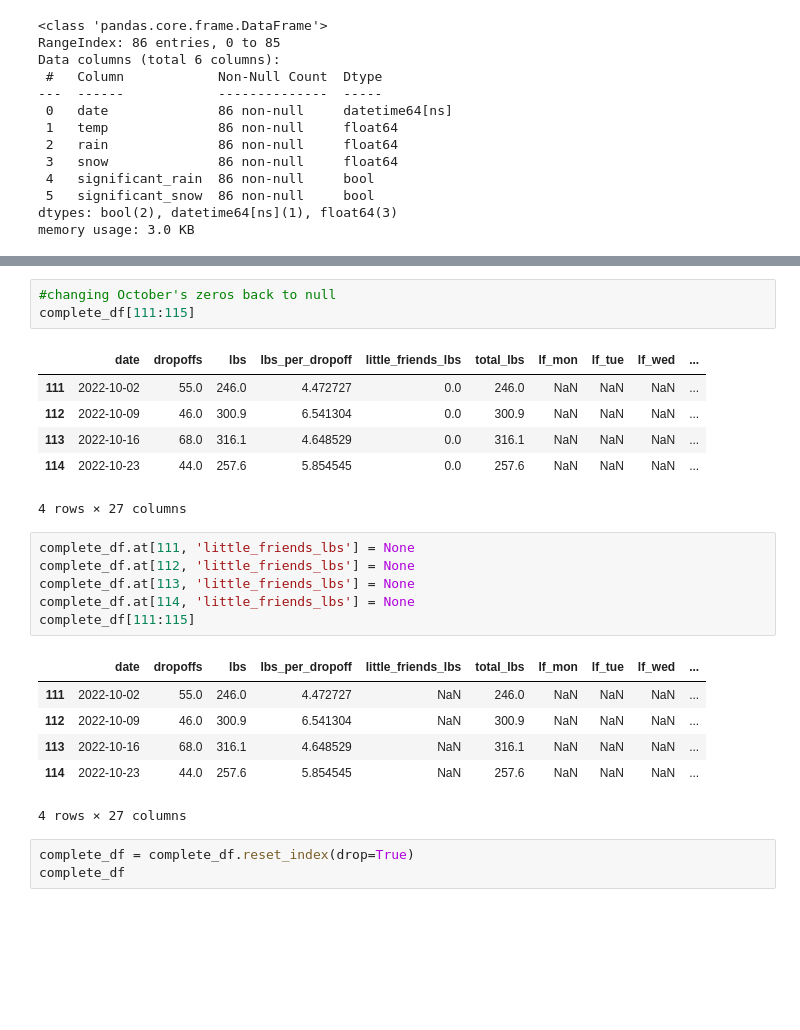
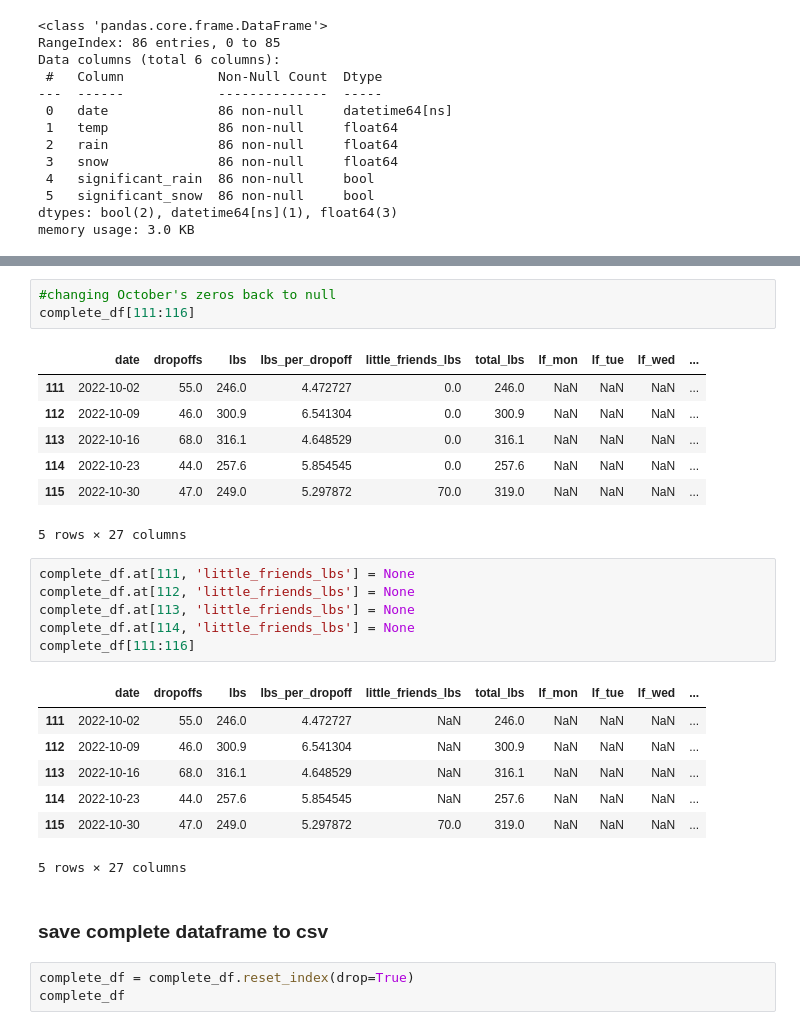
Before and after one commit to alandavidgrunberg/Compost_Garden_Analyis, a Jupyter notebook: Compost_Data_Prep.ipynb, the cells around one changed output, grey strips where cells are left out. Drawn from its saved outputs; the diff is of its cells as text; blank space fills up the shorter version.

```diff
--- a/Compost_Data_Prep.ipynb
+++ b/Compost_Data_Prep.ipynb
@@ -1050,26 +593,30 @@ complete_df.iloc[index:] # index 115, October 30th 2022
 # %%
 #changing October's zeros back to null
-complete_df[111:115]
+complete_df[111:116]
 # %% [output]
 |  | date | dropoffs | lbs | lbs_per_dropoff | little_friends_lbs | total_lbs | lf_mon | lf_tue | lf_wed | ... |
 | 111 | 2022-10-02 | 55.0 | 246.0 | 4.472727 | 0.0 | 246.0 | NaN | NaN | NaN | ... |
 | 112 | 2022-10-09 | 46.0 | 300.9 | 6.541304 | 0.0 | 300.9 | NaN | NaN | NaN | ... |
 | 113 | 2022-10-16 | 68.0 | 316.1 | 4.648529 | 0.0 | 316.1 | NaN | NaN | NaN | ... |
 | 114 | 2022-10-23 | 44.0 | 257.6 | 5.854545 | 0.0 | 257.6 | NaN | NaN | NaN | ... |
+| 115 | 2022-10-30 | 47.0 | 249.0 | 5.297872 | 70.0 | 319.0 | NaN | NaN | NaN | ... |
-4 rows × 27 columns
+5 rows × 27 columns
 # %%
 complete_df.at[111, 'little_friends_lbs'] = None
 complete_df.at[112, 'little_friends_lbs'] = None
 complete_df.at[113, 'little_friends_lbs'] = None
 complete_df.at[114, 'little_friends_lbs'] = None
-complete_df[111:115]
+complete_df[111:116]
 # %% [output]
 |  | date | dropoffs | lbs | lbs_per_dropoff | little_friends_lbs | total_lbs | lf_mon | lf_tue | lf_wed | ... |
 | 111 | 2022-10-02 | 55.0 | 246.0 | 4.472727 | NaN | 246.0 | NaN | NaN | NaN | ... |
 | 112 | 2022-10-09 | 46.0 | 300.9 | 6.541304 | NaN | 300.9 | NaN | NaN | NaN | ... |
 | 113 | 2022-10-16 | 68.0 | 316.1 | 4.648529 | NaN | 316.1 | NaN | NaN | NaN | ... |
 | 114 | 2022-10-23 | 44.0 | 257.6 | 5.854545 | NaN | 257.6 | NaN | NaN | NaN | ... |
+| 115 | 2022-10-30 | 47.0 | 249.0 | 5.297872 | 70.0 | 319.0 | NaN | NaN | NaN | ... |
-4 rows × 27 columns
+5 rows × 27 columns
+# %% [markdown]
+### save complete dataframe to csv ###
 # %%
 complete_df = complete_df.reset_index(drop=True)
 complete_df
```
Also changed, not shown: parts of 88 cells of this notebook.
